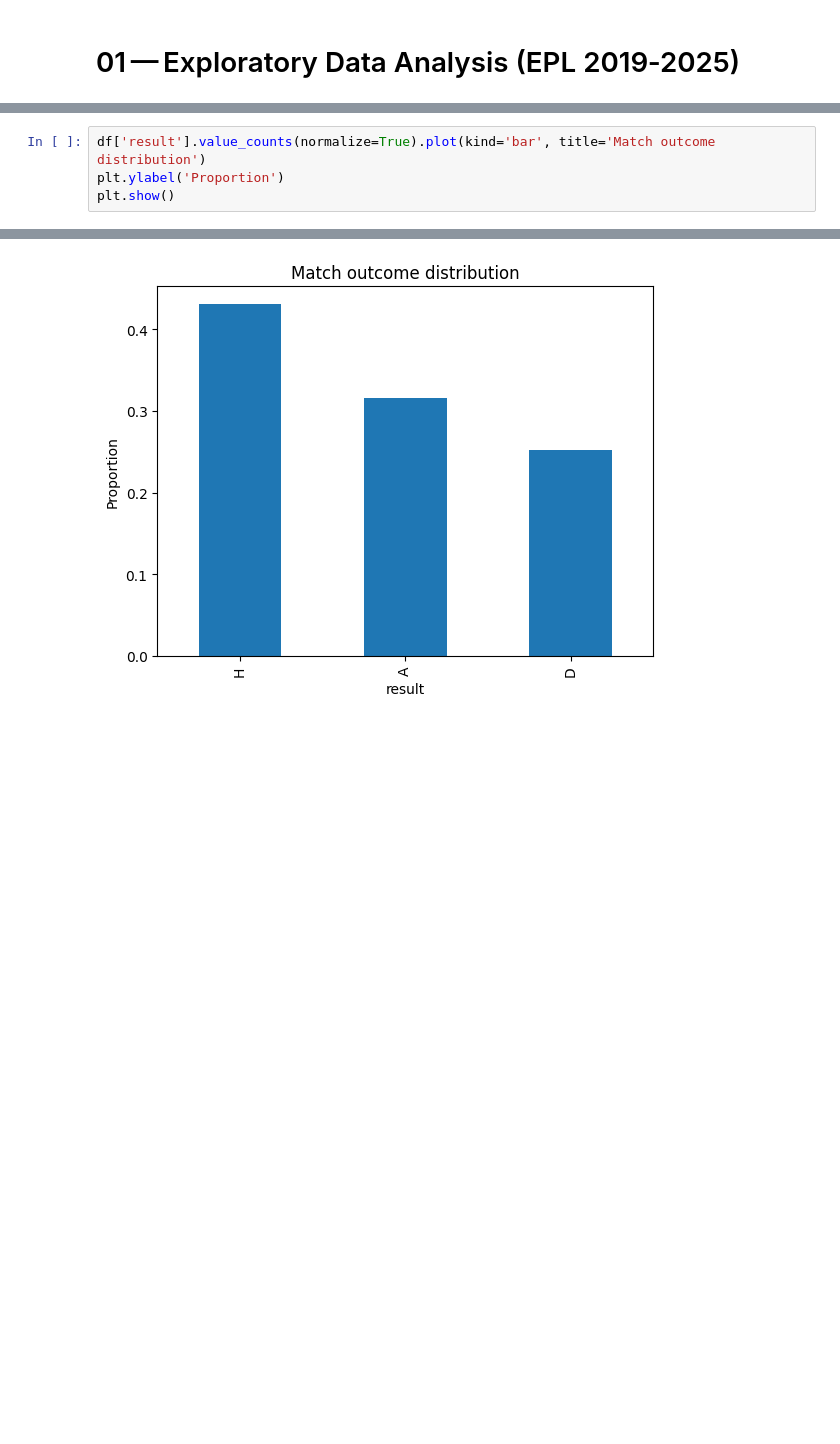
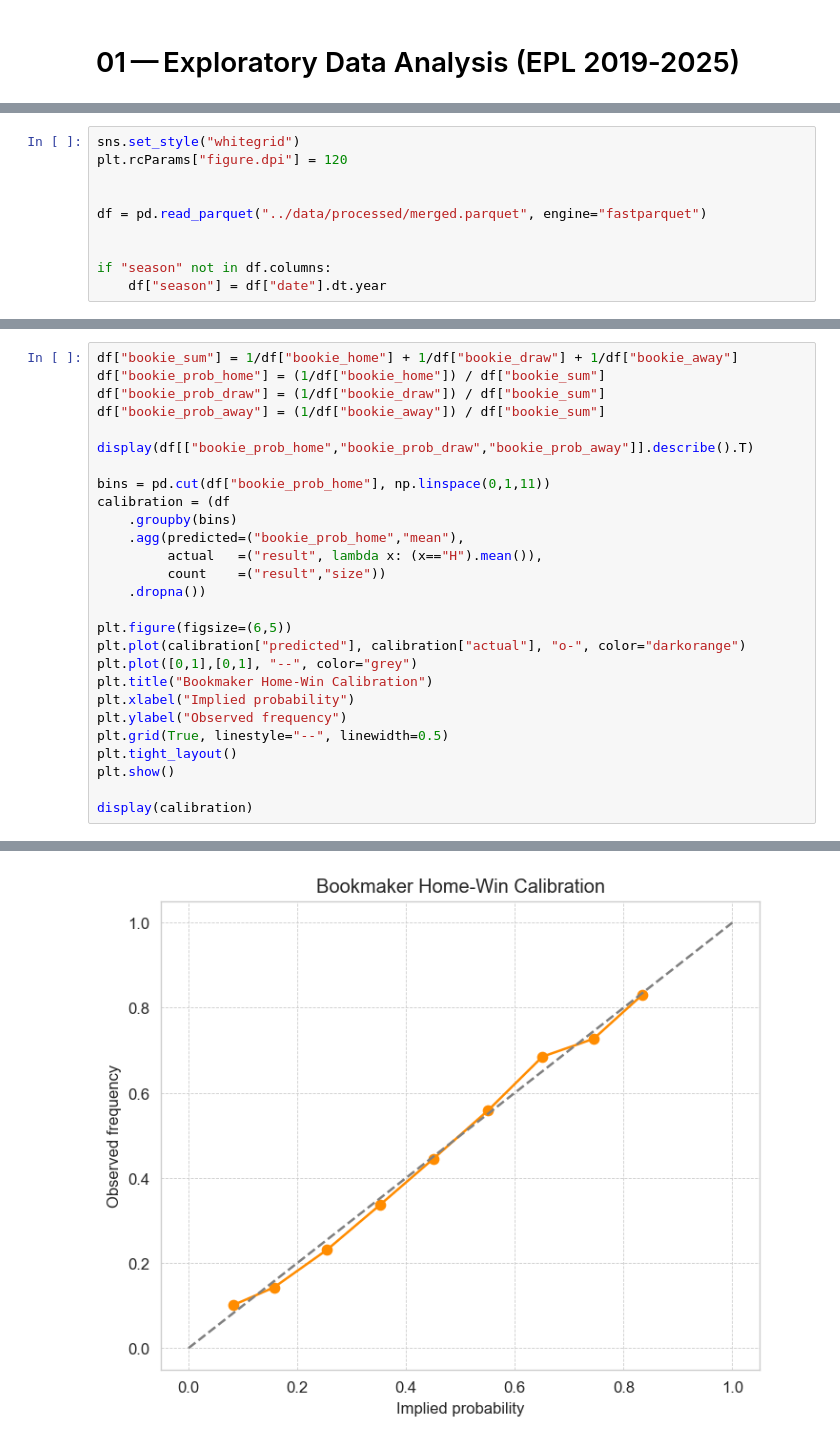
Before and after one commit to IntruderGuru/football-prediction, a Jupyter notebook: notebooks/01_eda.ipynb, the cells around one changed output, grey strips where cells are left out. Cells and saved outputs as stored; diff of their text form; blank space fills up the shorter version.

```diff
--- a/notebooks/01_eda.ipynb
+++ b/notebooks/01_eda.ipynb
@@ -67 +23,11 @@ memory usage: 1.1+ MB
+# %%
+sns.set_style("whitegrid")
+plt.rcParams["figure.dpi"] = 120
+
+
+df = pd.read_parquet("../data/processed/merged.parquet", engine="fastparquet")
+
+
+if "season" not in df.columns:
+    df["season"] = df["date"].dt.year
 # %%
@@ -122,5 +159,28 @@ df[['bookie_prob_home','bookie_prob_draw','bookie_prob_away']].describe()
 # %%
-df['result'].value_counts(normalize=True).plot(kind='bar', title='Match outcome distribution')
-plt.ylabel('Proportion')
+df["bookie_sum"] = 1/df["bookie_home"] + 1/df["bookie_draw"] + 1/df["bookie_away"]
+df["bookie_prob_home"] = (1/df["bookie_home"]) / df["bookie_sum"]
+df["bookie_prob_draw"] = (1/df["bookie_draw"]) / df["bookie_sum"]
+df["bookie_prob_away"] = (1/df["bookie_away"]) / df["bookie_sum"]
+
+display(df[["bookie_prob_home","bookie_prob_draw","bookie_prob_away"]].describe().T)
+
+bins = pd.cut(df["bookie_prob_home"], np.linspace(0,1,11))
+calibration = (df
+    .groupby(bins)
+    .agg(predicted=("bookie_prob_home","mean"),
+         actual   =("result", lambda x: (x=="H").mean()),
+         count    =("result","size"))
+    .dropna())
+
+plt.figure(figsize=(6,5))
+plt.plot(calibration["predicted"], calibration["actual"], "o-", color="darkorange")
+plt.plot([0,1],[0,1], "--", color="grey")
+plt.title("Bookmaker Home-Win Calibration")
+plt.xlabel("Implied probability")
+plt.ylabel("Observed frequency")
+plt.grid(True, linestyle="--", linewidth=0.5)
+plt.tight_layout()
 plt.show()
+
+display(calibration)
 # %% [output]
@@ -127 +191 @@ plt.show()
-[figure, old version]
+[figure, new version]
```
Also changed, not shown: parts of 17 cells of this notebook, 12 other files.
